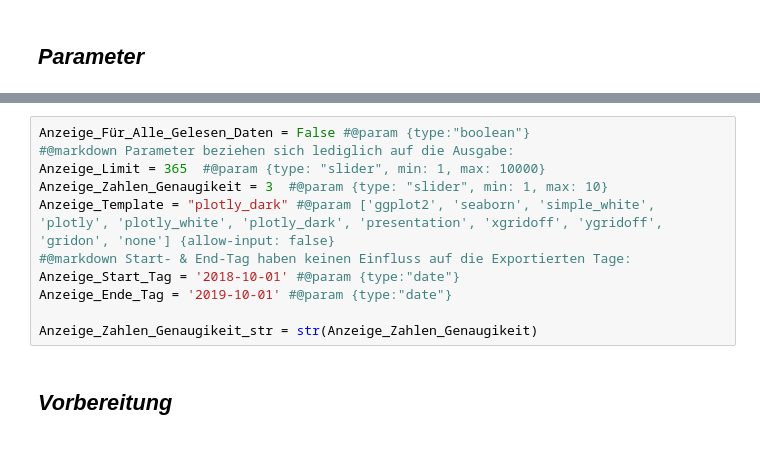
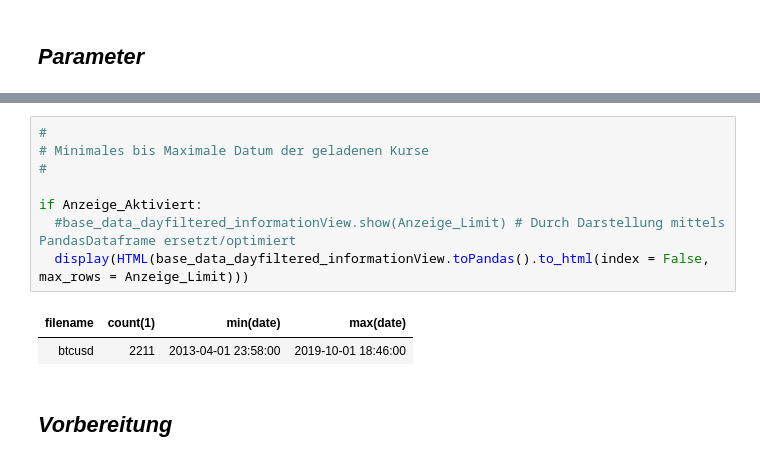
Before and after one commit to sleuoth-hof/trading_2019, a Jupyter notebook: Indikatoren/PPO_Indikator.ipynb, the cells around one changed output, grey strips where cells are left out. Cells and saved outputs as stored; diff of their text form.

```diff
--- a/Indikatoren/PPO_Indikator.ipynb
+++ b/Indikatoren/PPO_Indikator.ipynb
@@ -743,14 +841,14 @@ only showing top 20 rows
-# %%
-Anzeige_Für_Alle_Gelesen_Daten = False #@param {type:"boolean"}
-#@markdown Parameter beziehen sich lediglich auf die Ausgabe:
-Anzeige_Limit = 365  #@param {type: "slider", min: 1, max: 10000}
-Anzeige_Zahlen_Genaugikeit = 3  #@param {type: "slider", min: 1, max: 10}
-Anzeige_Template = "plotly_dark" #@param ['ggplot2', 'seaborn', 'simple_white', 'plotly', 'plotly_white', 'plotly_dark', 'presentation', 'xgridoff', 'ygridoff', 'gridon', 'none'] {allow-input: false}
-#@markdown Start- & End-Tag haben keinen Einfluss auf die Exportierten Tage:
-Anzeige_Start_Tag = '2018-10-01' #@param {type:"date"}
-Anzeige_Ende_Tag = '2019-10-01' #@param {type:"date"}
-
-Anzeige_Zahlen_Genaugikeit_str = str(Anzeige_Zahlen_Genaugikeit)
+# %%
+#
+# Minimales bis Maximale Datum der geladenen Kurse
+#
+
+if Anzeige_Aktiviert:
+  #base_data_dayfiltered_informationView.show(Anzeige_Limit) # Durch Darstellung mittels PandasDataframe ersetzt/optimiert
+  display(HTML(base_data_dayfiltered_informationView.toPandas().to_html(index = False, max_rows = Anzeige_Limit)))
+# %% [output]
+| filename | count(1) | min(date) | max(date) |
+| btcusd | 2211 | 2013-04-01 23:58:00 | 2019-10-01 18:46:00 |
 # %% [markdown]
 *Vorbereitung*
 ---
```
Also changed, not shown: parts of 28 cells of this notebook.
